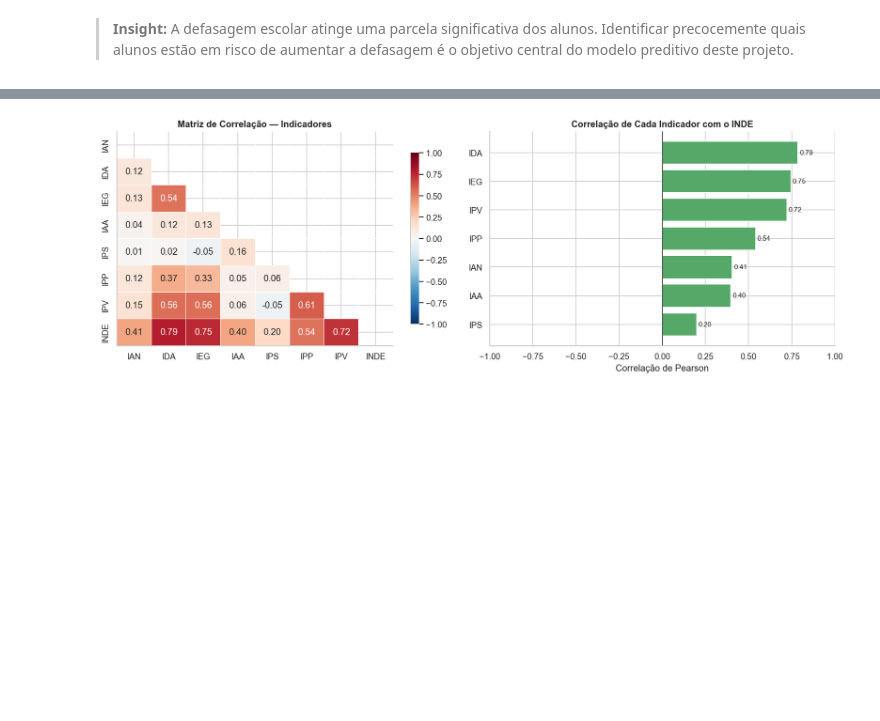
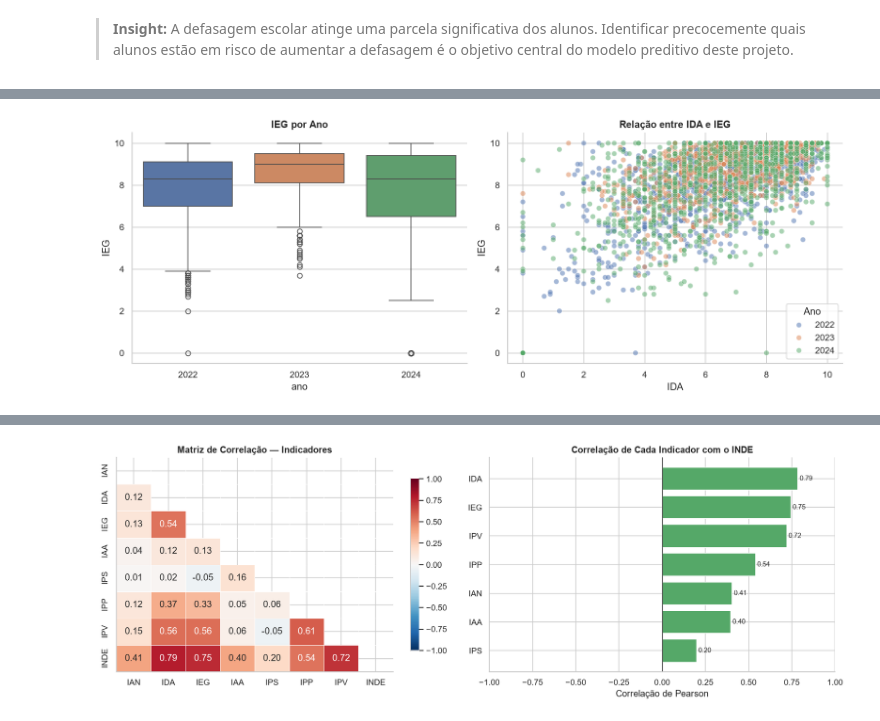
Before and after one commit to gnunes-io/datathon, a Jupyter notebook: eda/EDA_PassosMagicos.ipynb, the cells around one changed output, grey strips where cells are left out. Saved outputs shown, nothing was run; the diff lists cells and outputs as text; code cells hidden in the pictures; blank space fills up the shorter version.

```diff
--- a/eda/EDA_PassosMagicos.ipynb
+++ b/eda/EDA_PassosMagicos.ipynb
@@ -343,0 +325,20 @@ Antes de construir o modelo, precisamos entender quais indicadores carregam mais
+# %%
+fig, axes = plt.subplots(1, 2, figsize=(13, 5))
+
+sns.boxplot(data=df_all.dropna(subset=['IEG']), x='ano', y='IEG',
+            ax=axes[0], palette=COLORS[:3])
+axes[0].set_title('IEG por Ano', fontweight='bold')
+axes[0].set_ylabel('IEG')
+
+sns.scatterplot(data=df_all.dropna(subset=['IEG', 'IDA']), x='IDA', y='IEG',
+                hue='ano', palette=COLORS[:3], alpha=0.5, ax=axes[1], s=40)
+axes[1].set_title('Relação entre IDA e IEG', fontweight='bold')
+axes[1].set_xlabel('IDA')
+axes[1].set_ylabel('IEG')
+axes[1].legend(title='Ano', loc='best')
+
+sns.despine()
+plt.tight_layout()
+plt.show()
+# %% [output]
+[figure, added]
```
Also changed, not shown: parts of 62 cells of this notebook, 3 other files.
